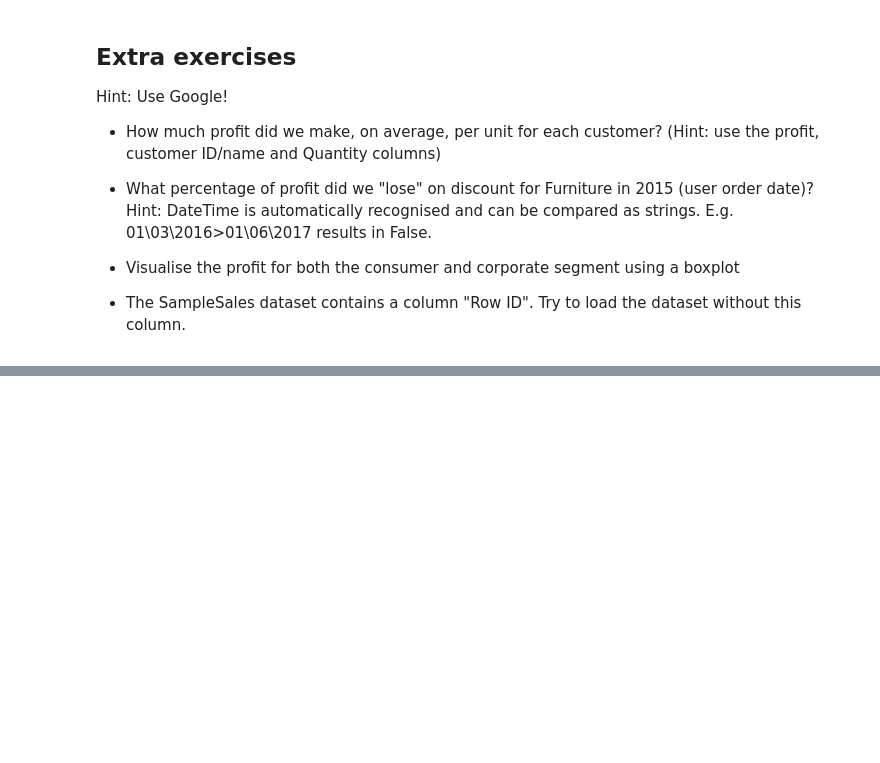
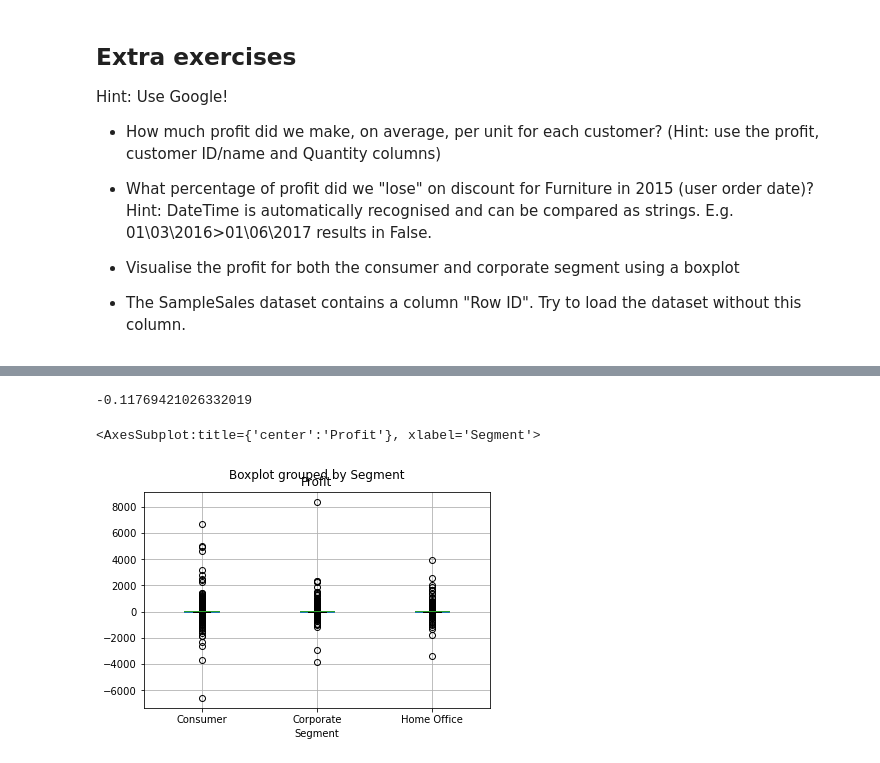
Before and after one commit to daanieo/PythonBasics, a Jupyter notebook: Session_4_data_manipulation.ipynb, the cells around one changed output, grey strips where cells are left out. Drawn from its saved outputs; the diff is of its cells as text; code cells hidden in the pictures; blank space fills up the shorter version.

```diff
--- a/Session_4_data_manipulation.ipynb
+++ b/Session_4_data_manipulation.ipynb
@@ -509,0 +266,14 @@ Hint: Use Google!
+# %%
+import datetime
+sales_data['Order Date'] = pd.to_datetime(sales_data['Order Date'])
+df = sales_data[ (sales_data['Order Date'] > '2015-01-01') & (sales_data['Order Date'] < '2016-01-01')]
+discount = df[df['Discount']!=0]
+percentage = discount['Profit'].sum()/ df['Profit'].sum()
+percentage
+# %% [output]
+-0.11769421026332019
+# %%
+sales_data.boxplot(column = 'Profit', by = 'Segment', showfliers=True)
+# %% [output]
+<AxesSubplot:title={'center':'Profit'}, xlabel='Segment'>
+[figure, added]
```
Also changed, not shown: parts of 40 cells of this notebook.
